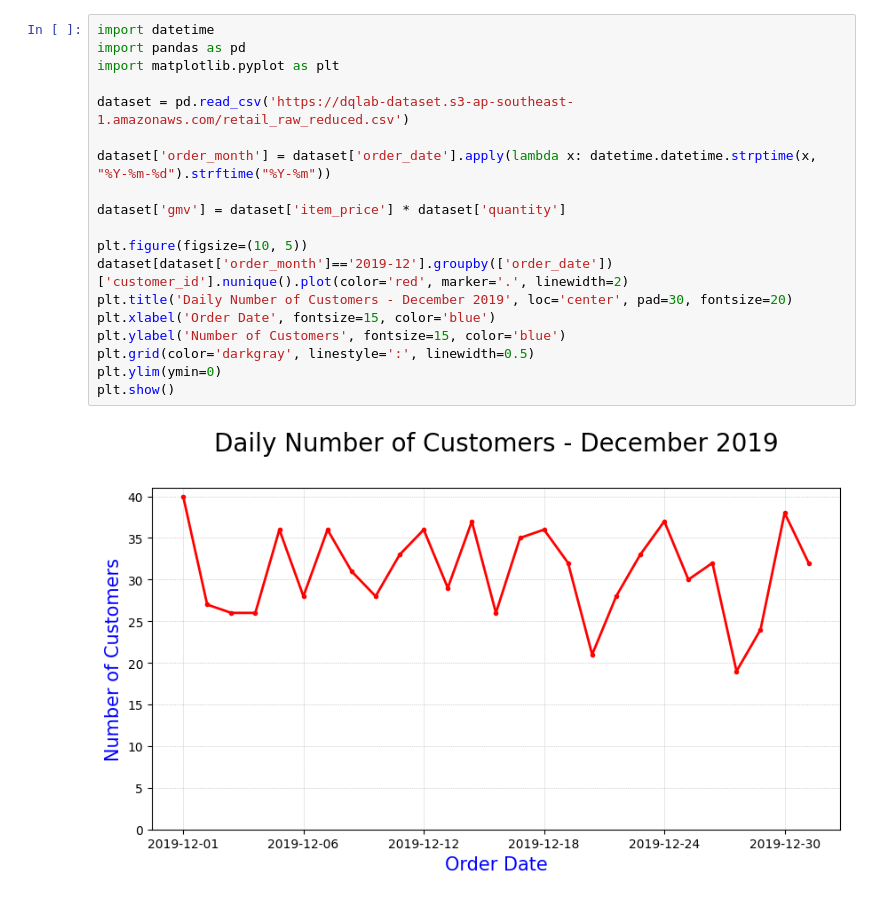
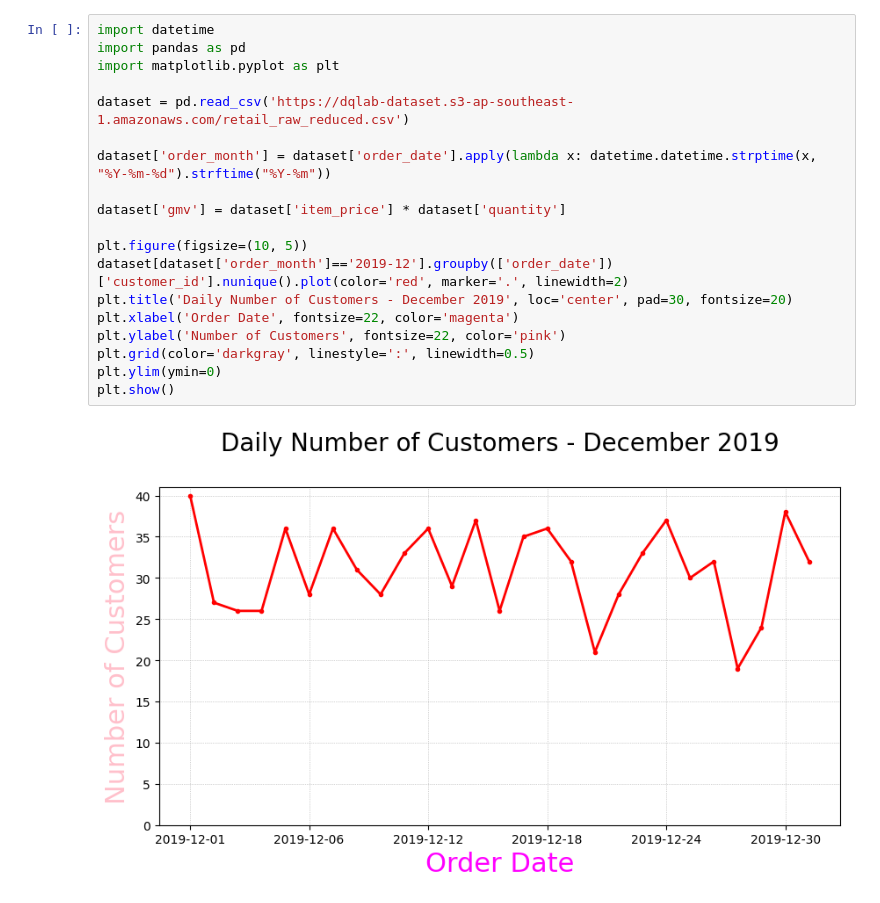
Before and after one commit to GilangPrasetyo/miniproject-g231210145, a Jupyter notebook: MiniProject_G231210145.ipynb, the cells around one changed output. Saved outputs shown, nothing was run; the diff lists cells and outputs as text.

```diff
--- a/MiniProject_G231210145.ipynb
+++ b/MiniProject_G231210145.ipynb
@@ -1,21 +1,21 @@
 # %%
 import datetime
 import pandas as pd
 import matplotlib.pyplot as plt
 
 dataset = pd.read_csv('https://dqlab-dataset.s3-ap-southeast-1.amazonaws.com/retail_raw_reduced.csv')
 
 dataset['order_month'] = dataset['order_date'].apply(lambda x: datetime.datetime.strptime(x, "%Y-%m-%d").strftime("%Y-%m"))
 
 dataset['gmv'] = dataset['item_price'] * dataset['quantity']
 
 plt.figure(figsize=(10, 5))
 dataset[dataset['order_month']=='2019-12'].groupby(['order_date'])['customer_id'].nunique().plot(color='red', marker='.', linewidth=2)
 plt.title('Daily Number of Customers - December 2019', loc='center', pad=30, fontsize=20)
-plt.xlabel('Order Date', fontsize=15, color='blue')
-plt.ylabel('Number of Customers', fontsize=15, color='blue')
+plt.xlabel('Order Date', fontsize=22, color='magenta')
+plt.ylabel('Number of Customers', fontsize=22, color='pink')
 plt.grid(color='darkgray', linestyle=':', linewidth=0.5)
 plt.ylim(ymin=0)
 plt.show()
 # %% [output]
-[figure, old version]
+[figure, new version]
```
Also changed, not shown: parts of 9 cells of this notebook.
